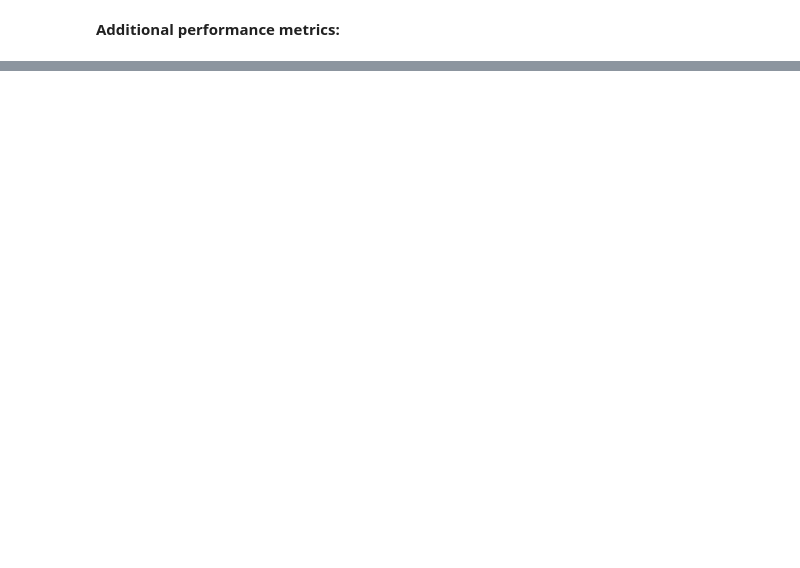
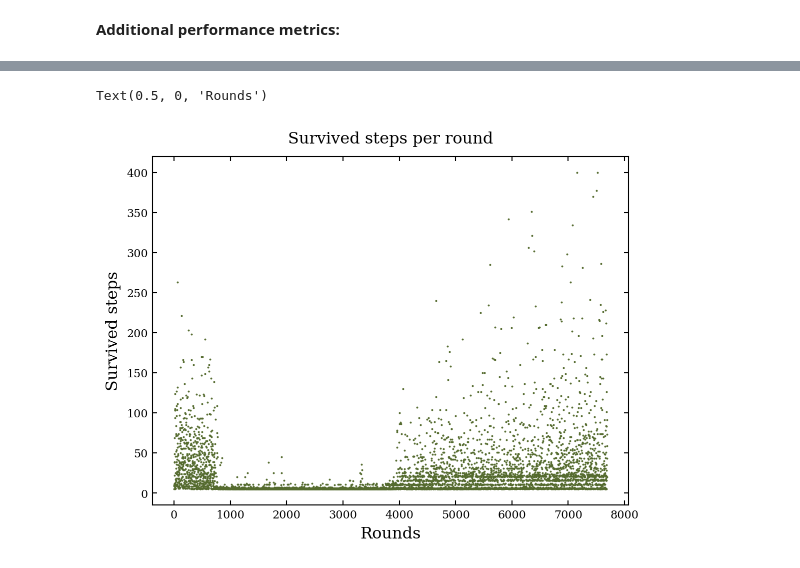
Before and after one commit to jnsdrtlf/bomberman_rl, a Jupyter notebook: analysis.ipynb, the cells around one changed output, grey strips where cells are left out. Drawn from its saved outputs; the diff is of its cells as text; code cells hidden in the pictures; blank space fills up the shorter version.

```diff
--- a/analysis.ipynb
+++ b/analysis.ipynb
@@ -61,0 +69,6 @@ plt.savefig("figs/coin_agent_performance.pdf", bbox_inches='tight', dpi=120)
+# %%
+performance = np.load("agent_code/strong_agent/performance.npy")
+reward = np.load("agent_code/strong_agent/scores.npy")[:, 0]
+
+x_performance = np.arange(performance.shape[0])+1
+x_reward = np.arange(reward.shape[0])+1
@@ -61,0 +97,10 @@ plt.savefig("figs/coin_agent_performance.pdf", bbox_inches='tight', dpi=120)
+# %%
+fig, ax = plt.subplots(1, 1, figsize=(1 * 6.4, 1 * 4.8), dpi=96)
+
+ax.plot(x_performance, performance[:, 2], ".", markersize=1, color="darkolivegreen")
+ax.set_title("Survived steps per round")
+ax.set_ylabel("Survived steps")
+ax.set_xlabel("Rounds")
+# %% [output]
+Text(0.5, 0, 'Rounds')
+[figure, added]
```
Also changed, not shown: parts of 12 cells of this notebook, 7 other files.
